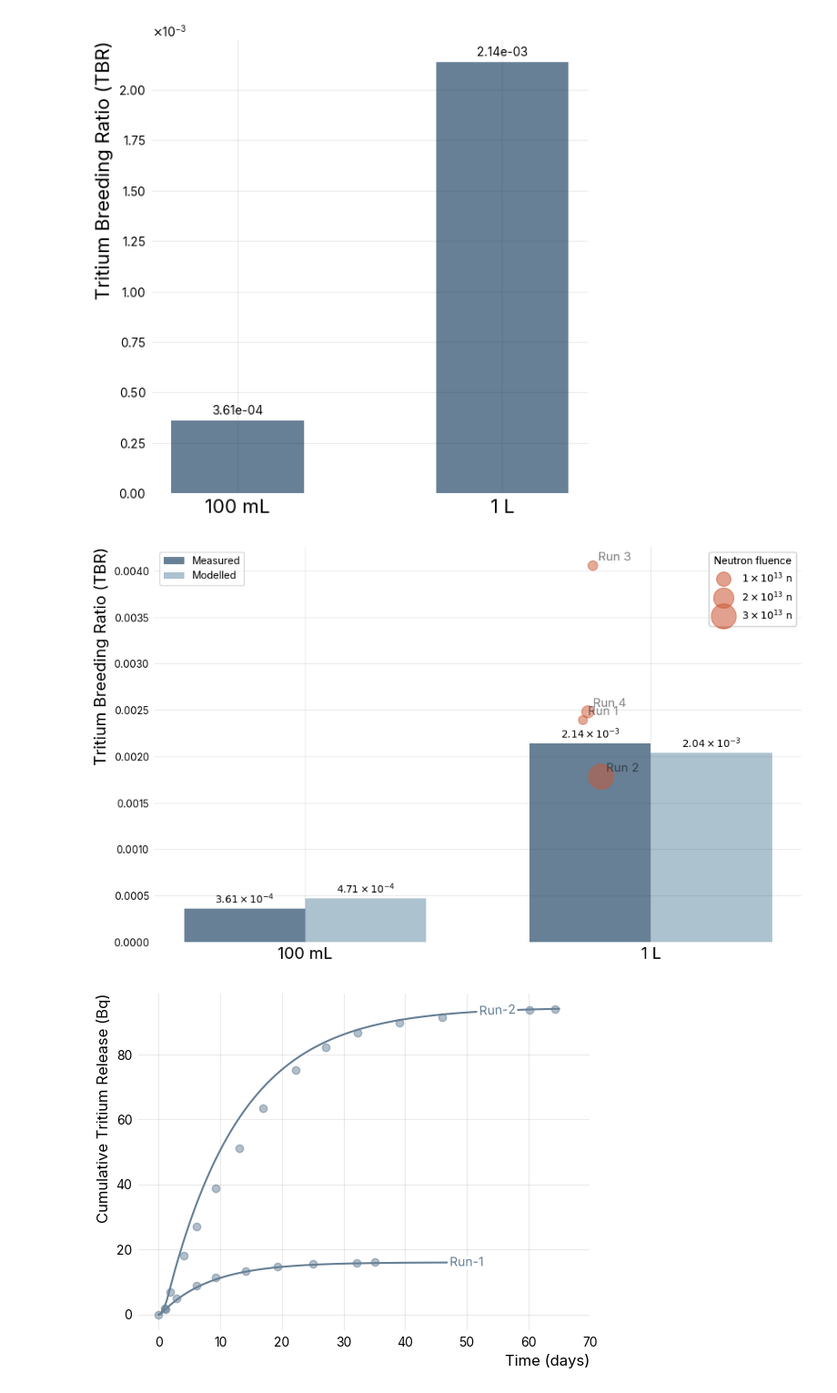
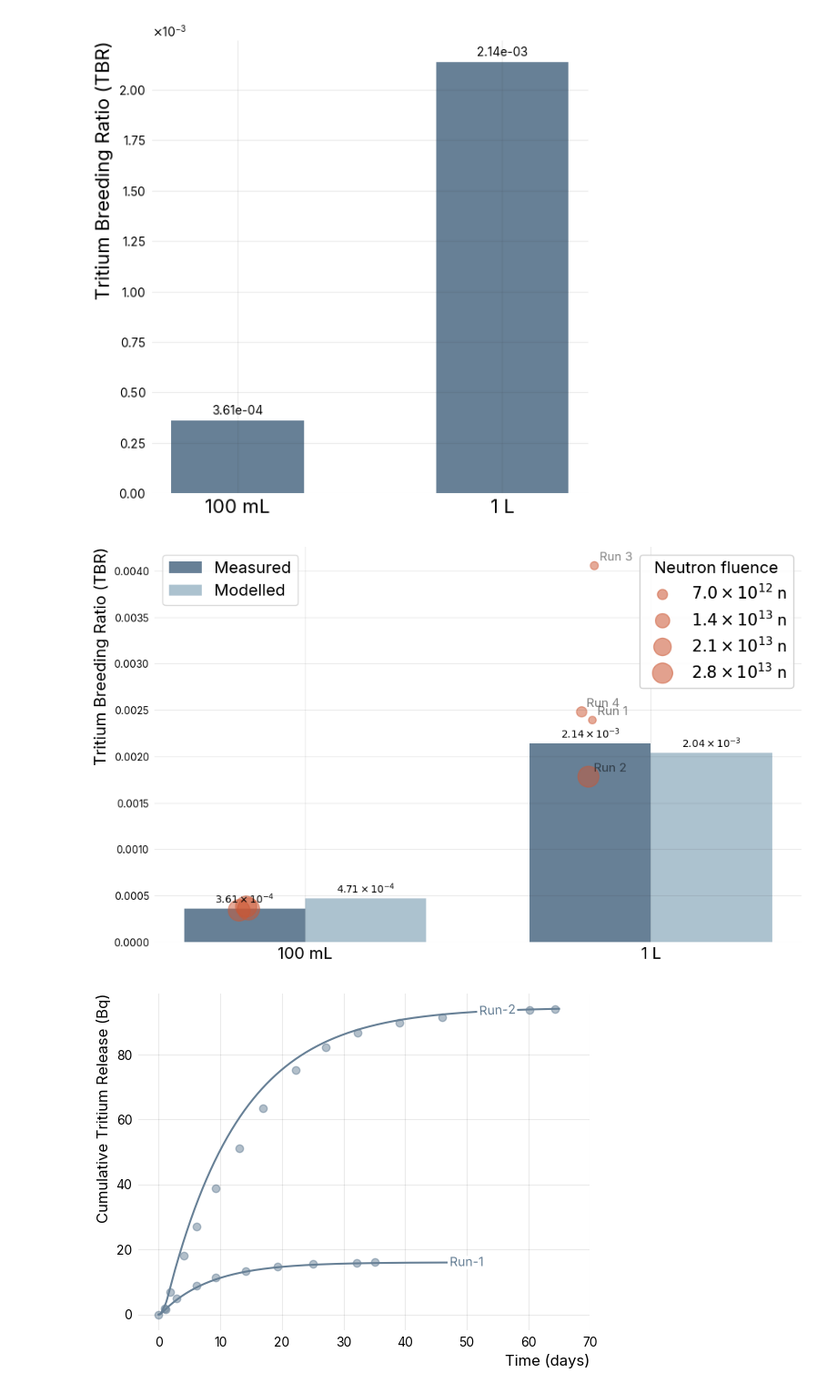
Before and after one commit to LIBRA-project/baby-1l-paper, a Jupyter notebook: main.ipynb, the cells around one changed output. Shown at 91% size. Drawn from its saved outputs; the diff is of its cells as text; code cells hidden in the pictures.

```diff
--- a/main.ipynb
+++ b/main.ipynb
@@ -6,6 +6,12 @@ tbr_data = {
     "100ml_4": 3.42e-4,
     "100ml_5": 3.57e-4,
     "100ml_6": 3.83e-4,
+}
+
+neutron_fluence_data_100ml = {
+    "100ml_4": 3.17e13,
+    "100ml_5": 3.35e13,
+    "100ml_6": 3.06e13,
 }
 
 modelled_tbr_100ml = 4.71e-4
@@ -284,6 +290,21 @@ modelled_bars = ax.bar(
     label="Modelled",
 )
 
+# scatter plot for 100 mL runs
+size_norm_factor = 7e10
+
+x_jitter = np.random.normal(0, 0.04, 3)  # Jitter for x-axis
+size = list(neutron_fluence_data_100ml.values())
+size = [s / size_norm_factor for s in size]  # Scale down for better visibility
+scatter = plt.scatter(
+    x=(0 - width / 2) + x_jitter[:3],
+    y=list(tbr_data.values()),
+    alpha=0.5,
+    s=size,
+)
+
+# scatter plot for 1L runs
+
 x_jitter = np.random.normal(0, 0.02, 4)  # Jitter for x-axis
 # size of the dots proportional to the neutron fluence
 size = [
@@ -292,13 +313,13 @@ size = [
     get_neutron_fluence(data_1l_run_3),
     get_neutron_fluence(data_1l_run_4),
 ]
-size_norm_factor = 5e10
 size = [s / size_norm_factor for s in size]  # Scale down for better visibility
 scatter = plt.scatter(
     x=(1 - width / 2) + x_jitter[:4],
     y=[df_tbr.loc[f"1L run {i}", "measured_tbr"] for i in range(1, 5)],
     alpha=0.5,
     s=size,
+    color=scatter.get_facecolor(),
 )
 for i in range(1, 5):
     plt.annotate(
@@ -328,38 +349,38 @@ ax.bar_label(measured_bars, fmt=sci_formatter, padding=3)
 ax.bar_label(modelled_bars, fmt=sci_formatter, padding=3)
 
 # Create size legend with proper normalization factor display
-handles, labels = scatter.legend_elements(prop="sizes", num=3)
+handles, labels = scatter.legend_elements(prop="sizes", num=4)
 
 # Convert the size labels back to actual neutron fluence values
 new_labels = []
 for label in labels:
     # Extract the numeric value from the label
     size_val = float(label.strip('$').split('{')[1].split('}')[0])
     # Convert back to actual neutron fluence by multiplying by normalization factor
     actual_fluence = size_val * size_norm_factor
     # Format as power of 10 using LaTeX
     exponent = int(np.log10(actual_fluence))
     mantissa = actual_fluence / (10**exponent)
-    new_labels.append(f'${mantissa:.0f} \\times 10^{{{exponent}}}$ n')
+    new_labels.append(f'${mantissa:.1f} \\times 10^{{{exponent}}}$ n')
 
 
-bar_legend = ax.legend(loc="upper left")
+bar_legend = ax.legend(loc="upper left", fontsize=16)
 
-legend = ax.legend(handles, new_labels, title="Neutron fluence")
+legend = ax.legend(handles, new_labels, title="Neutron fluence", fontsize=16, title_fontsize=16)
 
 # Color the legend circles
 for i, handle in enumerate(legend.legend_handles):
     handle.set_color(scatter.get_facecolor())
     handle.set_alpha(scatter.get_alpha())
 
 ax.add_artist(legend)
 ax.add_artist(bar_legend)
 
 plt.tight_layout()
 plt.savefig("tbr_comparison.pdf")
 plt.show()
 # %% [output]
-[figure, old version]
+[figure, new version]
 # %%
 from libra_toolbox.tritium.model import Model
 
```
Also changed, not shown: parts of 4 cells of this notebook.
